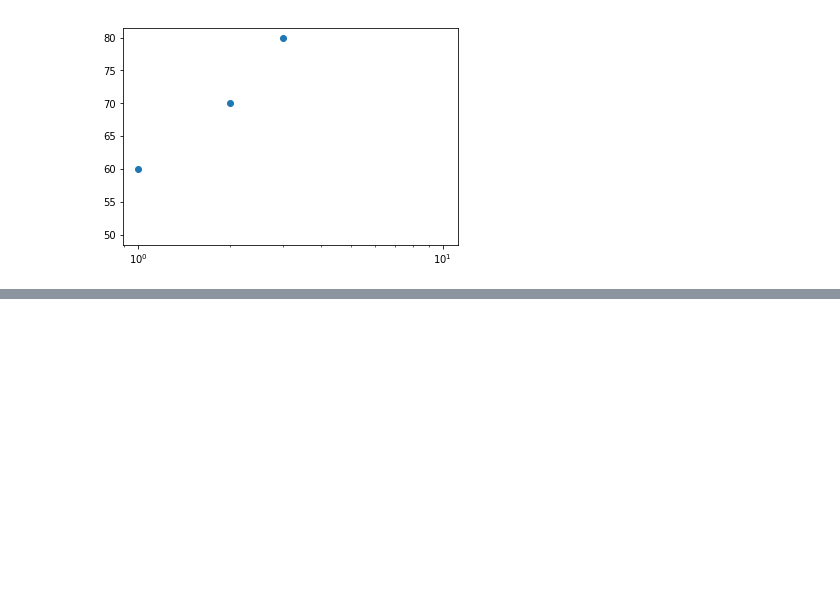
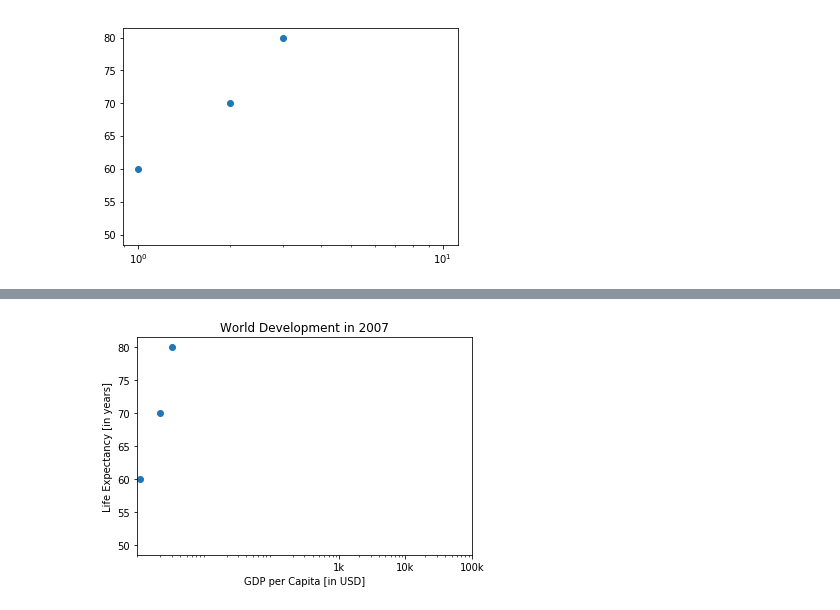
Before and after one commit to ninichang/py-and-fs, a Jupyter notebook: jupyter/py-for-data-science.ipynb, the cells around one changed output, grey strips where cells are left out. Cells and saved outputs as stored; diff of their text form; code cells hidden in the pictures; blank space fills up the shorter version.

```diff
--- a/jupyter/py-for-data-science.ipynb
+++ b/jupyter/py-for-data-science.ipynb
@@ -34,0 +66,22 @@ plt.show()
+# %%
+# Scatter plot Customization - tick labels
+
+plt.scatter(gdp_cap, life_exp)
+
+# Previous customizations
+plt.xscale('log')
+plt.xlabel('GDP per Capita [in USD]')
+plt.ylabel('Life Expectancy [in years]')
+plt.title('World Development in 2007')
+
+# Definition of tick_val and tick_lab
+tick_val = [1000, 10000, 100000]
+tick_lab = ['1k', '10k', '100k']
+
+# Adapt the ticks on the x-axis
+plt.xticks(tick_val, tick_lab)
+
+# After customizing, display the plot
+plt.show()
+# %% [output]
+[figure, added]
```
Also changed, not shown: parts of 3 cells of this notebook, 16 other files.
